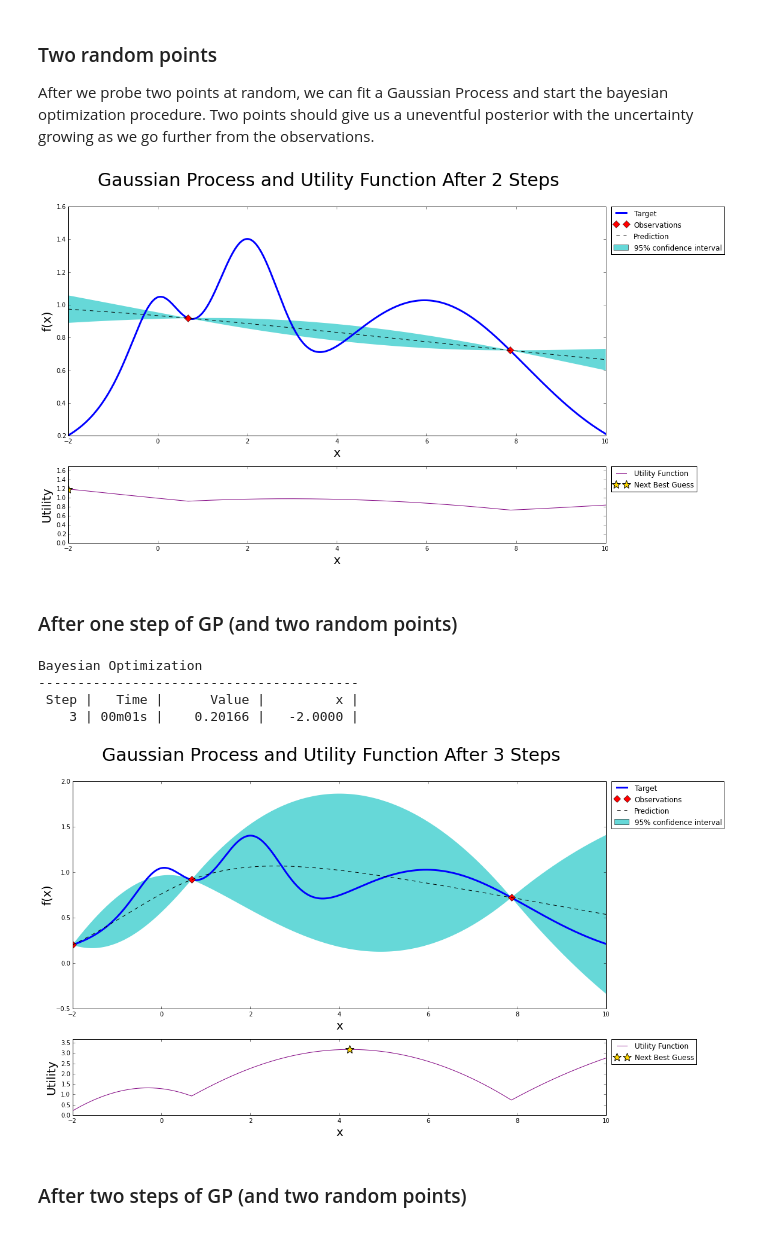
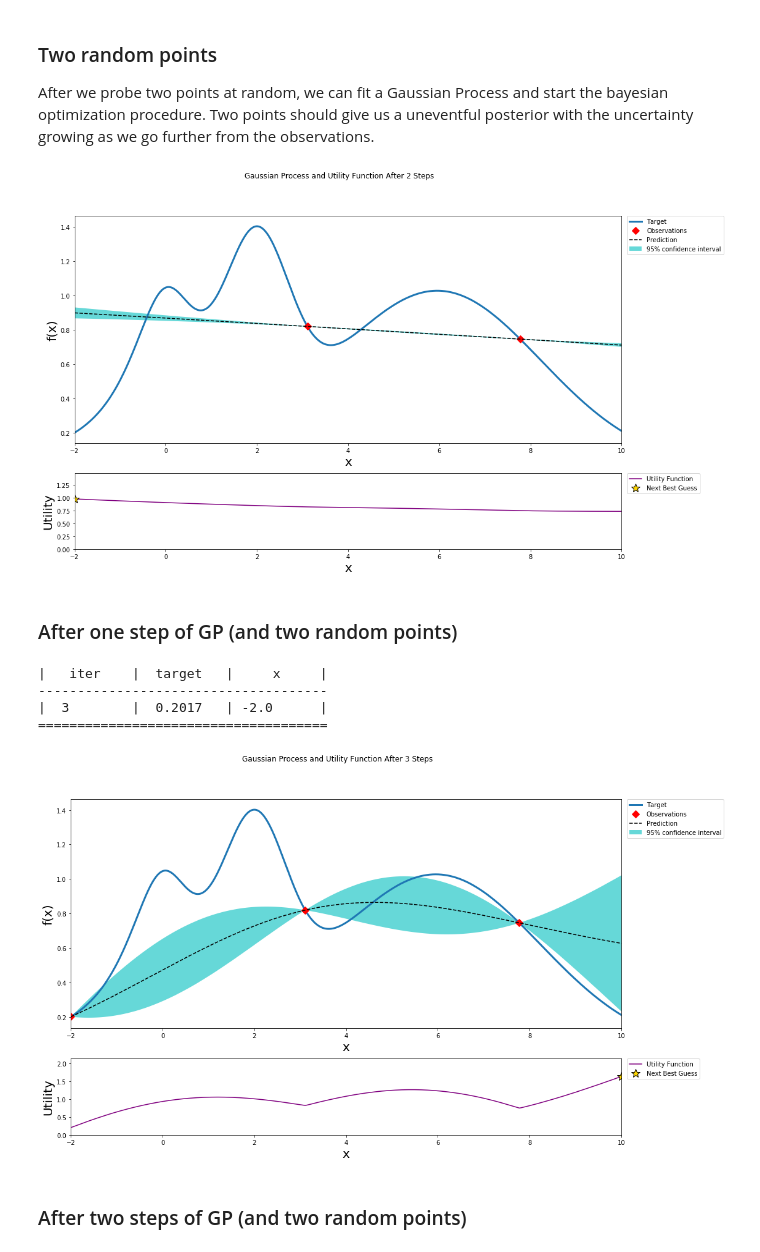
Before and after one commit to bayesian-optimization/BayesianOptimization, a Jupyter notebook: examples/visualization.ipynb, the cells around one changed output. Cells and saved outputs as stored; diff of their text form; code cells hidden in the pictures.

```diff
--- a/examples/visualization.ipynb
+++ b/examples/visualization.ipynb
@@ -31,4 +31,4 @@ Enter the target function to be maximized, its variable(s) and their correspondi
 # %%
-bo = BayesianOptimization(target, {'x': (-2, 10)})
+optimizer = BayesianOptimization(target, {'x': (-2, 10)}, random_state=27)
 # %% [markdown]
 In this example we will use the Upper Confidence Bound (UCB) as our utility function. It has the free parameter
@@ -51,22 +48,28 @@ Bayesian Optimization
 # %%
-def posterior(bo, x, xmin=-2, xmax=10):
-    xmin, xmax = -2, 10
-    bo.gp.fit(bo.X, bo.Y)
-    mu, sigma = bo.gp.predict(x, return_std=True)
+def posterior(optimizer, x_obs, y_obs, grid):
+    optimizer._gp.fit(x_obs, y_obs)
+
+    mu, sigma = optimizer._gp.predict(grid, return_std=True)
     return mu, sigma
 
-def plot_gp(bo, x, y):
-
+def plot_gp(optimizer, x, y):
     fig = plt.figure(figsize=(16, 10))
-    fig.suptitle('Gaussian Process and Utility Function After {} Steps'.format(len(bo.X)), fontdict={'size':30})
+    steps = len(optimizer.space)
+    fig.suptitle(
+        'Gaussian Process and Utility Function After {} Steps'.format(steps),
+        fontdict={'size':30}
+    )
 
     gs = gridspec.GridSpec(2, 1, height_ratios=[3, 1])
     axis = plt.subplot(gs[0])
     acq = plt.subplot(gs[1])
 
-    mu, sigma = posterior(bo, x)
+    x_obs = np.array([[res["params"]["x"]] for res in optimizer.res])
+    y_obs = np.array([res["target"] for res in optimizer.res])
+
+    mu, sigma = posterior(optimizer, x_obs, y_obs, x)
     axis.plot(x, y, linewidth=3, label='Target')
-    axis.plot(bo.X.flatten(), bo.Y, 'D', markersize=8, label=u'Observations', color='r')
+    axis.plot(x_obs.flatten(), y_obs, 'D', markersize=8, label=u'Observations', color='r')
     axis.plot(x, mu, '--', color='k', label='Prediction')
 
     axis.fill(np.concatenate([x, x[::-1]]),
@@ -78,7 +81,8 @@ def plot_gp(bo, x, y):
     axis.set_ylabel('f(x)', fontdict={'size':20})
     axis.set_xlabel('x', fontdict={'size':20})
 
-    utility = bo.util.utility(x, bo.gp, 0)
+    utility_function = UtilityFunction(kind="ucb", kappa=5, xi=0)
+    utility = utility_function.utility(x, optimizer._gp, 0)
     acq.plot(x, utility, label='Utility Function', color='purple')
     acq.plot(x[np.argmax(utility)], np.max(utility), '*', markersize=15,
              label=u'Next Best Guess', markerfacecolor='gold', markeredgecolor='k', markeredgewidth=1)
@@ -94,20 +98,20 @@ def plot_gp(bo, x, y):
 
 After we probe two points at random, we can fit a Gaussian Process and start the bayesian optimization procedure. Two points should give us a uneventful posterior with the uncertainty growing as we go further from the observations.
 # %%
-plot_gp(bo, x, y)
+plot_gp(optimizer, x, y)
 # %% [output]
-[figure, old version]
+[figure, new version]
 # %% [markdown]
 ### After one step of GP (and two random points)
 # %%
-bo.maximize(init_points=0, n_iter=1, kappa=5)
-plot_gp(bo, x, y)
+optimizer.maximize(init_points=0, n_iter=1, kappa=5)
+plot_gp(optimizer, x, y)
 # %% [output]
-Bayesian Optimization
------------------------------------------
- Step |   Time |      Value |         x |
-    3 | 00m01s |    0.20166 |   -2.0000 |
+|   iter    |  target   |     x     |
+-------------------------------------
+|  3        |  0.2017   | -2.0      |
+=====================================
-[figure, old version]
+[figure, new version]
 # %% [markdown]
 ### After two steps of GP (and two random points)
 # %%
```
Also changed, not shown: parts of 12 cells of this notebook, 7 other files.
